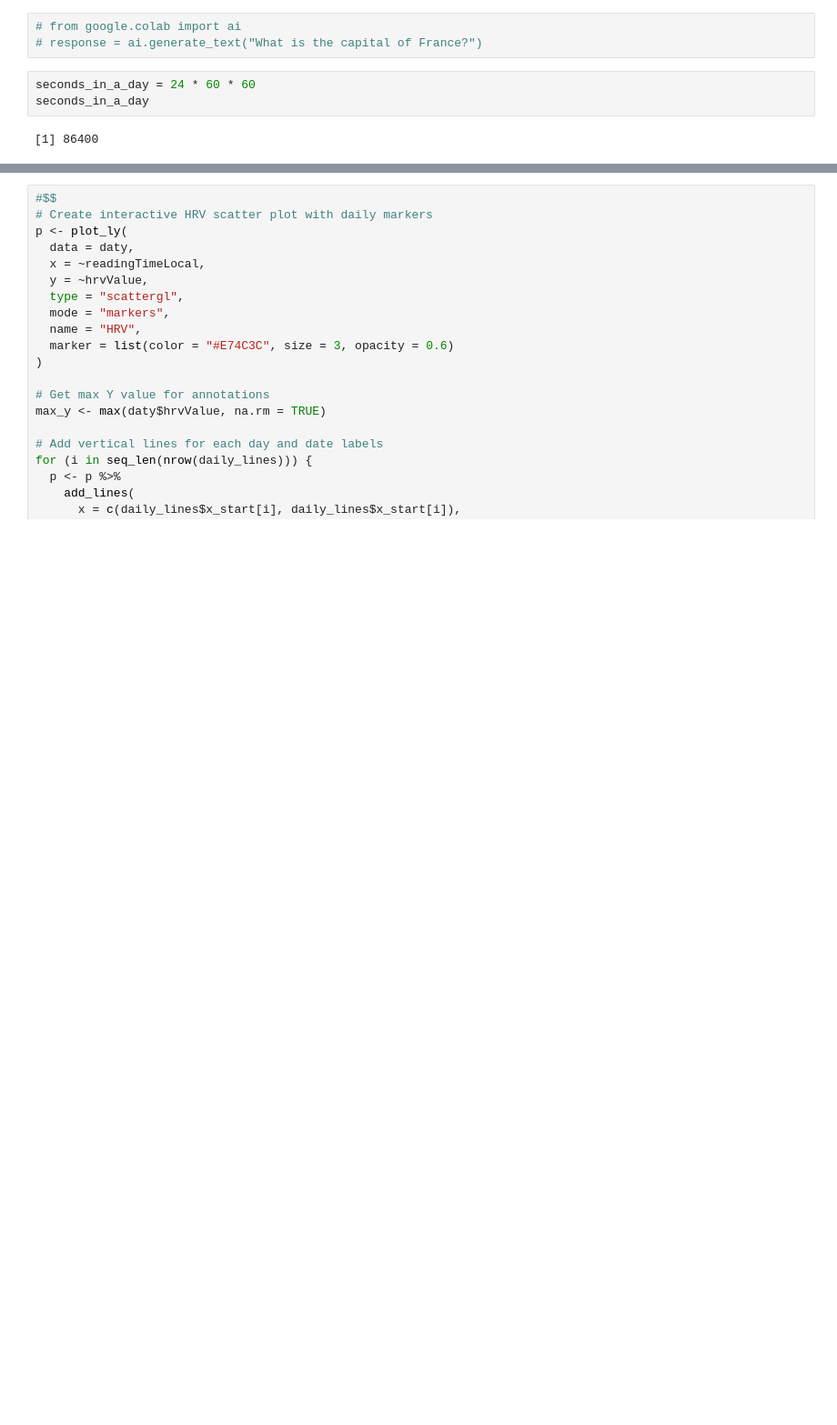
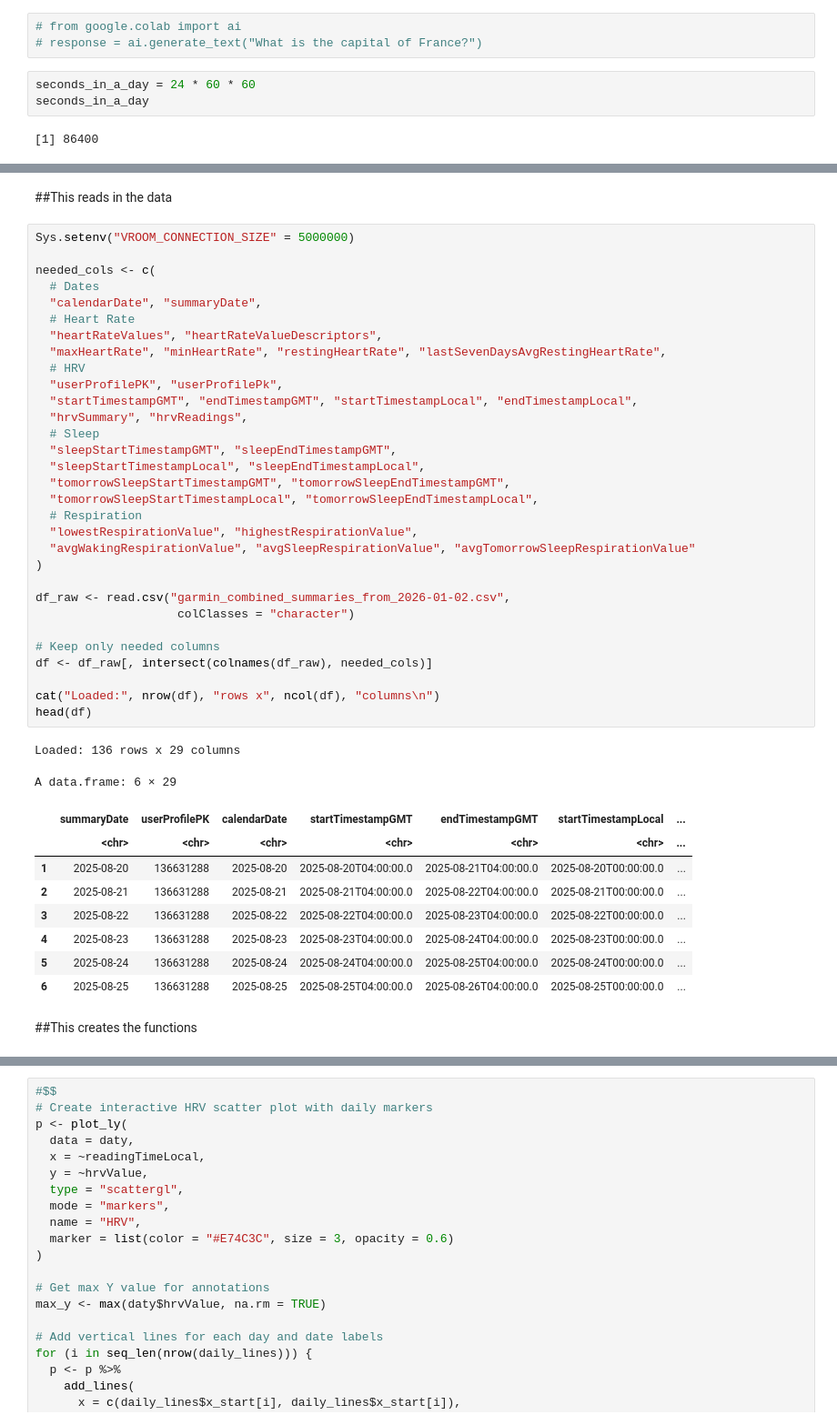
Before and after one commit to mahoneyjustinnj/myGarminHealth_JM, a Jupyter notebook: analyzingGarminHeartDataColab.ipynb, the cells around one changed output, grey strips where cells are left out. Shown at 91% size. Saved outputs shown, nothing was run; the diff lists cells and outputs as text; blank space fills up the shorter version.

```diff
--- a/analyzingGarminHeartDataColab.ipynb
+++ b/analyzingGarminHeartDataColab.ipynb
@@ -73,2 +166,48 @@ A matrix: 2 × 6 of type dbl
+# %% [markdown]
+##This reads in the data
+# %%
+Sys.setenv("VROOM_CONNECTION_SIZE" = 5000000)
+
+needed_cols <- c(
+  # Dates
+  "calendarDate", "summaryDate",
+  # Heart Rate
+  "heartRateValues", "heartRateValueDescriptors",
+  "maxHeartRate", "minHeartRate", "restingHeartRate", "lastSevenDaysAvgRestingHeartRate",
+  # HRV
+  "userProfilePK", "userProfilePk",
+  "startTimestampGMT", "endTimestampGMT", "startTimestampLocal", "endTimestampLocal",
+  "hrvSummary", "hrvReadings",
+  # Sleep
+  "sleepStartTimestampGMT", "sleepEndTimestampGMT",
+  "sleepStartTimestampLocal", "sleepEndTimestampLocal",
+  "tomorrowSleepStartTimestampGMT", "tomorrowSleepEndTimestampGMT",
+  "tomorrowSleepStartTimestampLocal", "tomorrowSleepEndTimestampLocal",
+  # Respiration
+  "lowestRespirationValue", "highestRespirationValue",
+  "avgWakingRespirationValue", "avgSleepRespirationValue", "avgTomorrowSleepRespirationValue"
+)
+
+df_raw <- read.csv("garmin_combined_summaries_from_2026-01-02.csv",
+                    colClasses = "character")
+
+# Keep only needed columns
+df <- df_raw[, intersect(colnames(df_raw), needed_cols)]
+
+cat("Loaded:", nrow(df), "rows x", ncol(df), "columns\n")
+head(df)
+# %% [output]
+Loaded: 136 rows x 29 columns
+A data.frame: 6 × 29
+|  | summaryDate | userProfilePK | calendarDate | startTimestampGMT | endTimestampGMT | startTimestampLocal | ... |
+|  | <chr> | <chr> | <chr> | <chr> | <chr> | <chr> | ... |
+| 1 | 2025-08-20 | 136631288 | 2025-08-20 | 2025-08-20T04:00:00.0 | 2025-08-21T04:00:00.0 | 2025-08-20T00:00:00.0 | ... |
+| 2 | 2025-08-21 | 136631288 | 2025-08-21 | 2025-08-21T04:00:00.0 | 2025-08-22T04:00:00.0 | 2025-08-21T00:00:00.0 | ... |
+| 3 | 2025-08-22 | 136631288 | 2025-08-22 | 2025-08-22T04:00:00.0 | 2025-08-23T04:00:00.0 | 2025-08-22T00:00:00.0 | ... |
+| 4 | 2025-08-23 | 136631288 | 2025-08-23 | 2025-08-23T04:00:00.0 | 2025-08-24T04:00:00.0 | 2025-08-23T00:00:00.0 | ... |
+| 5 | 2025-08-24 | 136631288 | 2025-08-24 | 2025-08-24T04:00:00.0 | 2025-08-25T04:00:00.0 | 2025-08-24T00:00:00.0 | ... |
+| 6 | 2025-08-25 | 136631288 | 2025-08-25 | 2025-08-25T04:00:00.0 | 2025-08-26T04:00:00.0 | 2025-08-25T00:00:00.0 | ... |
+# %% [markdown]
+##This creates the functions
 # %%
 #$$
```
Also changed, not shown: parts of 10 cells of this notebook.
